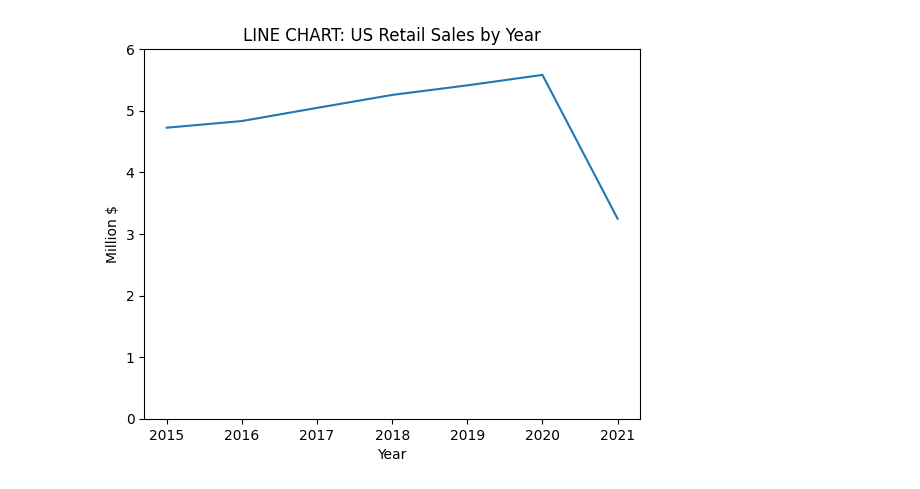
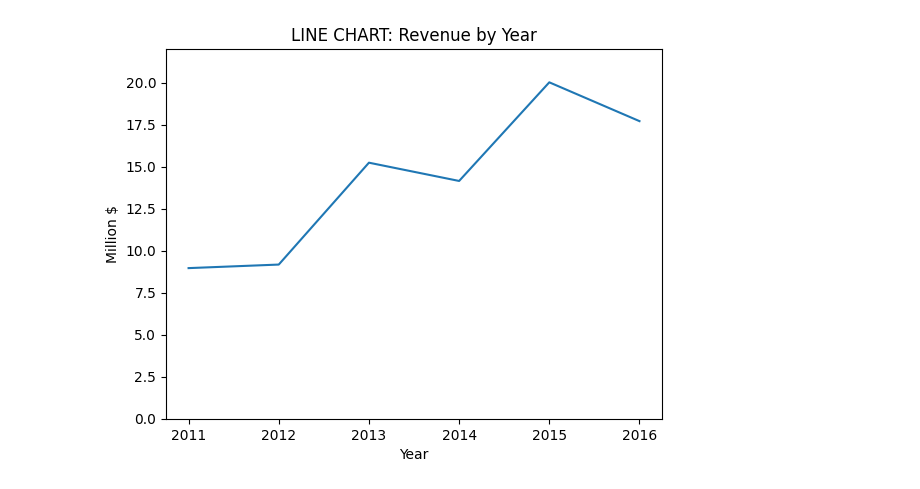
Before and after one commit to halepino/Data_Visualization, a Jupyter notebook: W3-4_HollyFigueroa.ipynb, the cells around one changed output. Cells and saved outputs as stored; diff of their text form; code cells hidden in the pictures.

```diff
--- a/W3-4_HollyFigueroa.ipynb
+++ b/W3-4_HollyFigueroa.ipynb
@@ -15,4 +15,4 @@ df = pd.read_excel('world-population.xlsm')
 # %%
-sales = pd.read_csv('us_retail_sales.csv')
+sales = pd.read_csv('sales_data.csv')
 sales.head()
 # %% [output]
@@ -29,3 +24,0 @@ months = ['JAN', 'FEB', 'MAR', 'APR', 'MAY', 'JUN', 'JUL', 'AUG', 'SEP',
-# %%
-# Create new column totalling sales for each year
-sales['total'] = sales[months].sum(axis = 1)
@@ -49,0 +25,2 @@ total = sales15['total']/1000000
+# %%
+revenue = sales.groupby(sales['Year'])['Revenue'].sum()
@@ -50,14 +38,14 @@ total = sales15['total']/1000000
 # %%
-# Plot Line chart for retail sales
-plt.plot(year, total)
+# Plot Line chart for sales revenue
+plt.plot(revenue.index, revenue/1000000)
 plt.ylabel("Million $")
 plt.xlabel("Year")
-plt.title("LINE CHART: US Retail Sales by Year")
+plt.title("LINE CHART: Revenue by Year")
 
 # Adjust y axis
-plt.ylim([0,6])
+plt.ylim([0,22])
 plt.show()
 # %% [output]
-[figure, old version]
+[figure, new version]
 # %%
 # Plot step chart
```
Also changed, not shown: parts of 10 cells of this notebook, 4 other files.
